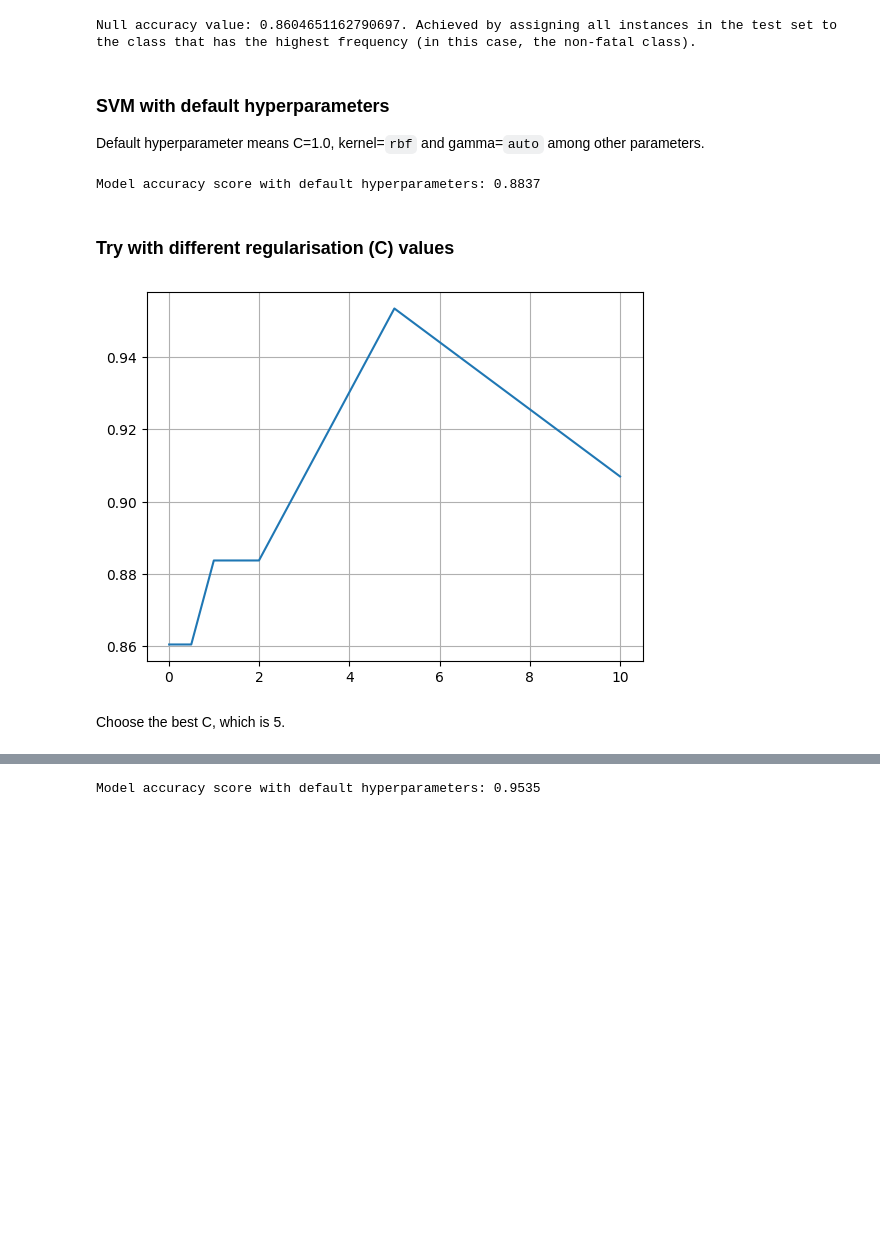
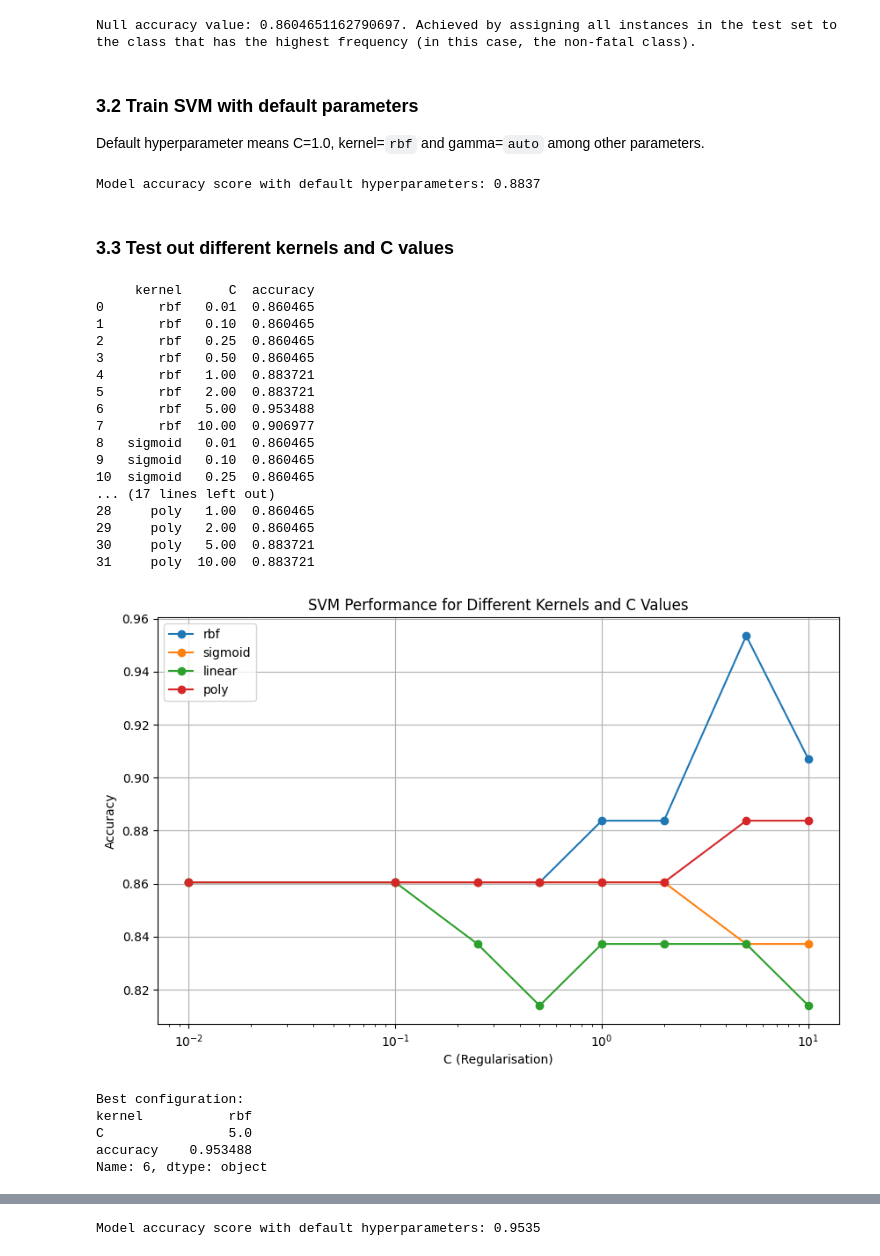
Before and after one commit to michael-vella/ics5110-assignment, a Jupyter notebook: notebooks/final/3a_SVM_MVELLA.ipynb, the cells around one changed output, grey strips where cells are left out. Drawn from its saved outputs; the diff is of its cells as text; code cells hidden in the pictures; blank space fills up the shorter version.

```diff
--- a/notebooks/final/3a_SVM_MVELLA.ipynb
+++ b/notebooks/final/3a_SVM_MVELLA.ipynb
@@ -247,7 +312,7 @@ print(f"Null accuracy value: {null_acc_test}. Achieved by assigning all instance
 # %% [output]
 Null accuracy value: 0.8604651162790697. Achieved by assigning all instances in the test set to the class that has the highest frequency (in this case, the non-fatal class).
 # %% [markdown]
-### SVM with default hyperparameters
+### 3.2 Train SVM with default parameters
 
 Default hyperparameter means C=1.0, kernel=`rbf` and gamma=`auto` among other parameters.
 # %%
@@ -265,22 +330,71 @@ print('Model accuracy score with default hyperparameters: {0:0.4f}'. format(accu
 # %% [output]
 Model accuracy score with default hyperparameters: 0.8837
 # %% [markdown]
-### Try with different regularisation (C) values
+### 3.3 Test out different kernels and C values
 # %%
+kernels = ["rbf", "sigmoid", "linear", "poly"]
 regularisation = [0.01, 0.1, 0.25, 0.5, 1.0, 2.0, 5.0, 10.0]
-performance = []
 
-for C in regularisation:
-    svc = SVC(C=C, kernel='rbf')
-    svc.fit(X_train, y_train)
+results = []
 
-    y_pred = svc.predict(X_test)
-    accuracy = accuracy_score(y_test, y_pred)
-    performance.append(accuracy)
+for kernel in kernels:
+    for C in regularisation:
+        svc = SVC(C=C, kernel=kernel)
+        svc.fit(X_train, y_train)
 
-plt.plot(regularisation, performance)
-plt.grid(True)
+        y_pred = svc.predict(X_test)
+        acc = accuracy_score(y_test, y_pred)
+
+        results.append({
+            "kernel": kernel,
+            "C": C,
+            "accuracy": acc
+        })
+
+# Convert to DataFrame for easier handling
+results_df = pd.DataFrame(results)
+print(results_df)
 # %% [output]
-[figure, removed]
+     kernel      C  accuracy
+0       rbf   0.01  0.860465
+1       rbf   0.10  0.860465
+2       rbf   0.25  0.860465
+3       rbf   0.50  0.860465
+4       rbf   1.00  0.883721
+5       rbf   2.00  0.883721
+6       rbf   5.00  0.953488
+7       rbf  10.00  0.906977
+8   sigmoid   0.01  0.860465
+9   sigmoid   0.10  0.860465
+10  sigmoid   0.25  0.860465
+... (17 lines left out)
+28     poly   1.00  0.860465
+29     poly   2.00  0.860465
+30     poly   5.00  0.883721
+31     poly  10.00  0.883721
-# %% [markdown]
-Choose the best C, which is 5.
+# %%
+plt.figure(figsize=(10, 6))
+
+for kernel in kernels:
+    subset = results_df[results_df["kernel"] == kernel]
+    plt.plot(subset["C"], subset["accuracy"], marker='o', label=kernel)
+
+plt.xscale("log")  # very useful for C
+plt.xlabel("C (Regularisation)")
+plt.ylabel("Accuracy")
+plt.title("SVM Performance for Different Kernels and C Values")
+plt.legend()
+plt.grid(True)
+plt.show()
+# %% [output]
+[figure, added]
+# %%
+best_model = results_df.loc[results_df["accuracy"].idxmax()]
+print("Best configuration:")
+print(best_model)
+# %% [output]
+Best configuration:
+kernel           rbf
+C                5.0
+accuracy    0.953488
+Name: 6, dtype: object
```
Also changed, not shown: parts of 35 cells of this notebook.
